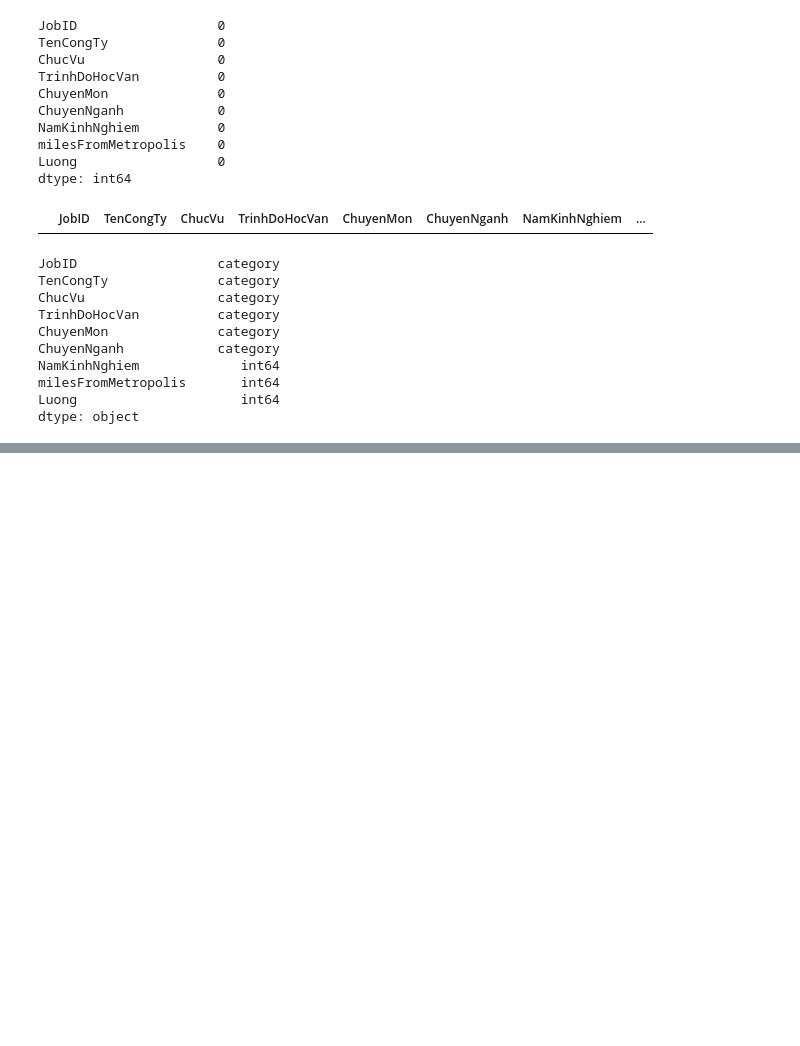
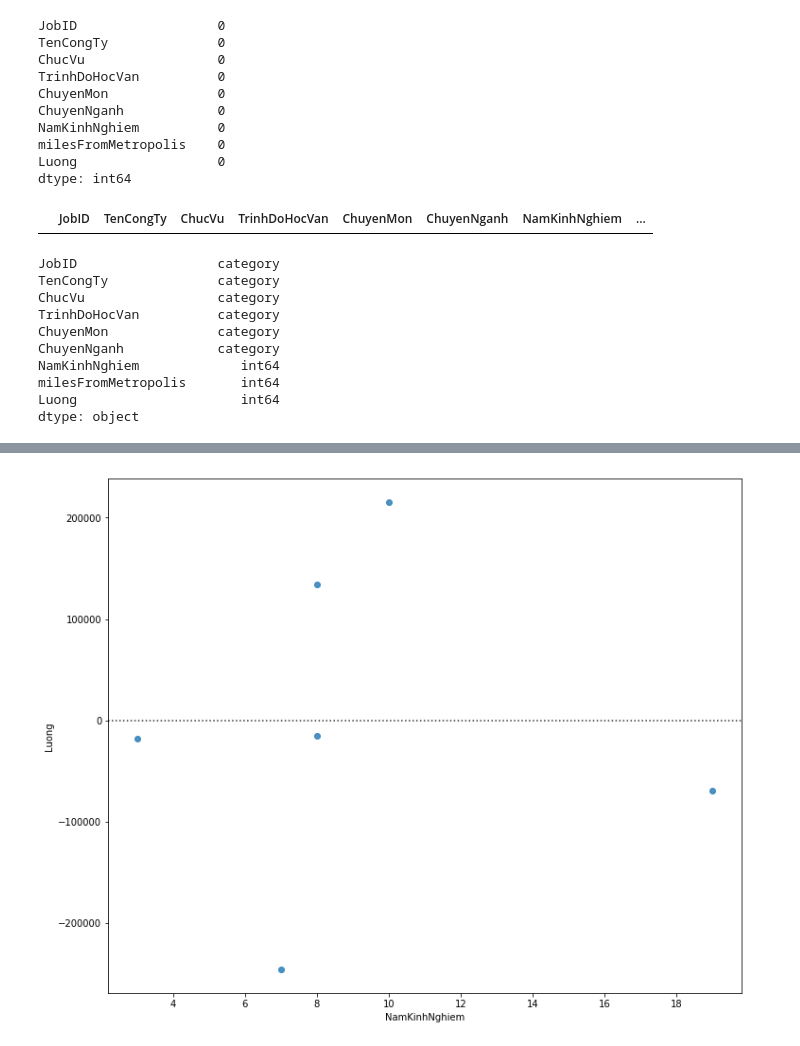
Before and after one commit to DucLong06/Salary-Prediction, a Jupyter notebook: Salary Prediction.ipynb, the cells around one changed output, grey strips where cells are left out. Saved outputs shown, nothing was run; the diff lists cells and outputs as text; code cells hidden in the pictures; blank space fills up the shorter version.

```diff
--- a/Salary Prediction.ipynb
+++ b/Salary Prediction.ipynb
@@ -158,0 +221,9 @@ dtype: object
+# %%
+# Plot variance of years of experience
+width = 12
+height = 10
+plt.figure(figsize=(width, height))
+sns.residplot(train_data['NamKinhNghiem'], train_data['Luong'])
+plt.show()
+# %% [output]
+[figure, added]
```
Also changed, not shown: parts of 7 cells of this notebook.
